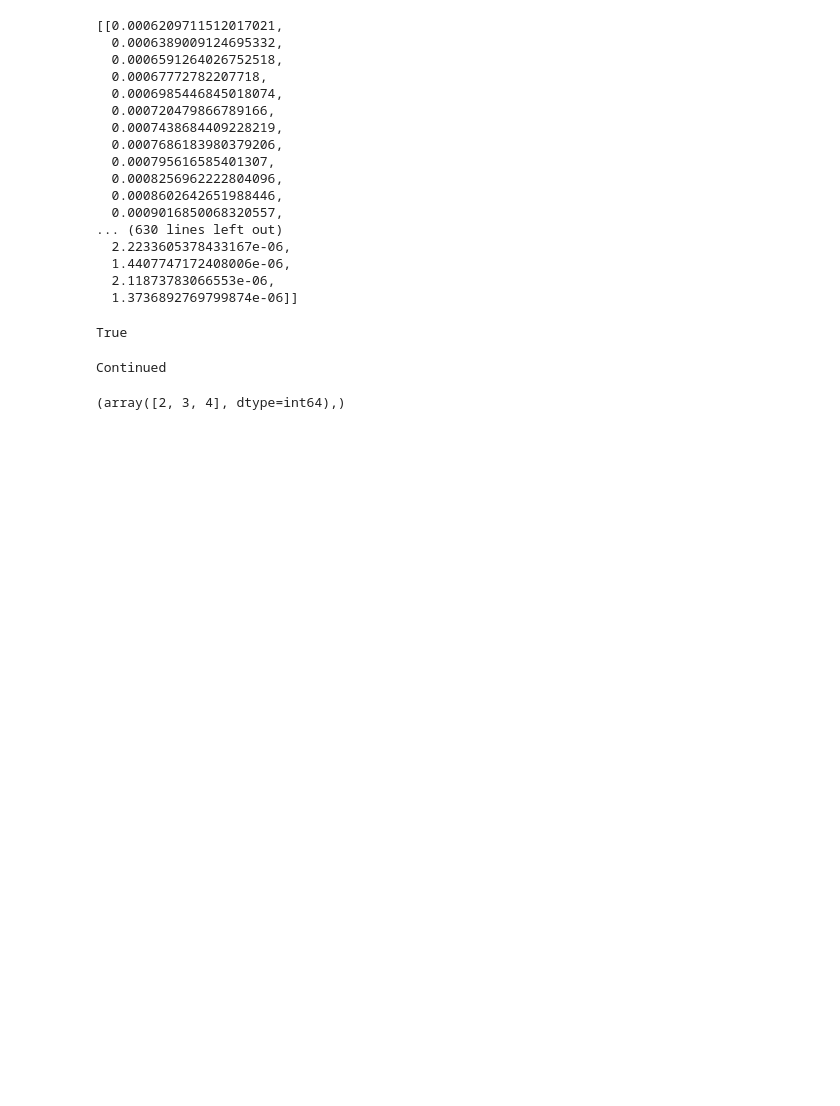
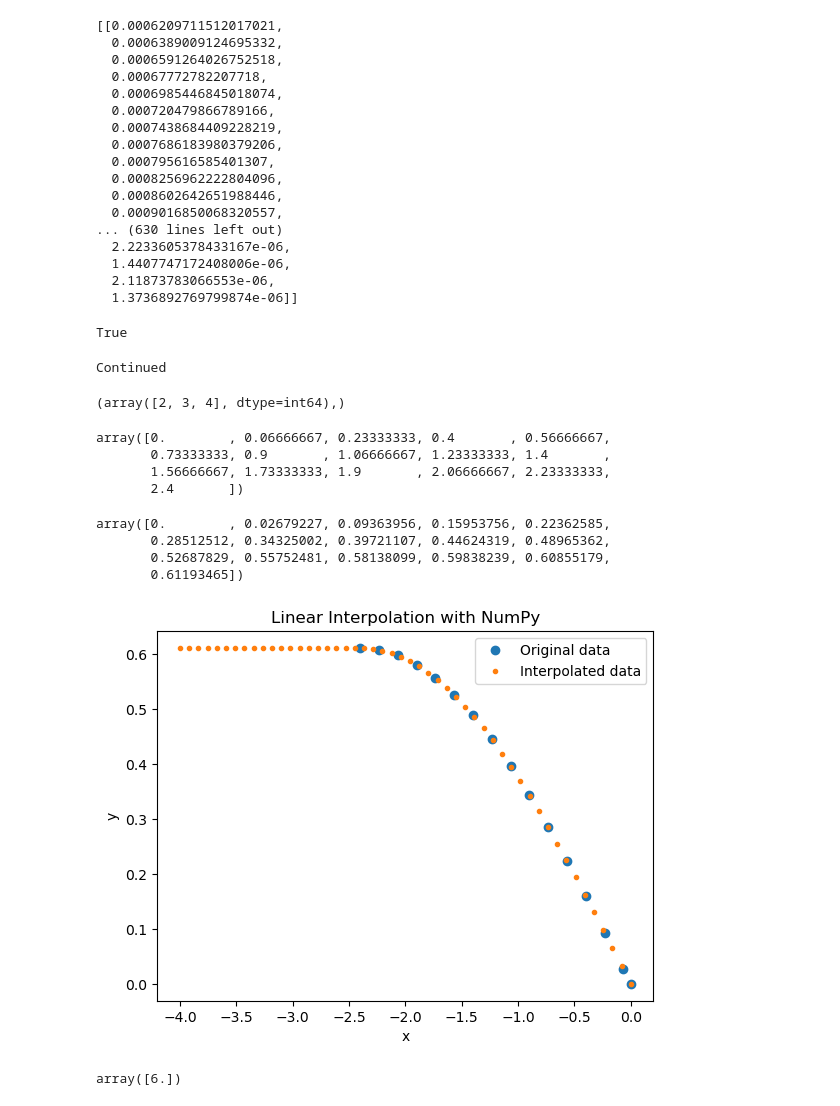
Before and after one commit to declanmz/PlasmaEdgeModes, a Jupyter notebook: TestingNB.ipynb, the cells around one changed output. Cells and saved outputs as stored; diff of their text form; code cells hidden in the pictures; blank space fills up the shorter version.

```diff
--- a/TestingNB.ipynb
+++ b/TestingNB.ipynb
@@ -11,6 +25,15 @@ def as_complex(dct):
     if 'real' in dct and 'imag' in dct:
         return complex(dct['real'], dct['imag'])
     return dct
+# %%
+# ---------- Define Constants ----------
+e = 1.6e-19 #C - charge on electron
+m_e = 9.1094e-31 #kg - mass of electron
+al = m_e/e #define constant used in matrix
+alin = 1/al #al inverse
+mu_0 = 4e-7*np.pi #H/m - permeability of free space
+ep_0 = 8.854e-12 #F/m - permitivity of free space
+c = 3e8 #m/s - speed of light
 # %%
 import json
 
@@ -157,3 +180,46 @@ arr = np.array([1+2j,2,3-3j,4,5,6,7])
 np.where((arr.real > 2) & (arr.real < 6) & (arr.imag != -1))
 # %% [output]
 (array([2, 3, 4], dtype=int64),)
+# %%
+#Waveguide dispersion
+dwg = 6.25e-3
+wpwg = 2 * np.pi * 10e9
+kpwg = wpwg/c
+dispersionload = np.loadtxt("WaveguideDispersion/eps_4.txt")
+k0waveguide = dispersionload[:,0]/180 /dwg * np.pi / kpwg
+w0waveguide = dispersionload[:,1] * 2 * np.pi * 1e9 / wpwg
+# %%
+k0waveguide
+# %% [output]
+array([0.        , 0.06666667, 0.23333333, 0.4       , 0.56666667,
+       0.73333333, 0.9       , 1.06666667, 1.23333333, 1.4       ,
+       1.56666667, 1.73333333, 1.9       , 2.06666667, 2.23333333,
+       2.4       ])
+# %%
+w0waveguide
+# %% [output]
+array([0.        , 0.02679227, 0.09363956, 0.15953756, 0.22362585,
+       0.28512512, 0.34325002, 0.39721107, 0.44624319, 0.48965362,
+       0.52687829, 0.55752481, 0.58138099, 0.59838239, 0.60855179,
+       0.61193465])
+# %%
+# Define the original data points
+x_original = (-k0waveguide)[::-1]
+y_original = w0waveguide[::-1]
+
+# Define the new points where we want to interpolate values
+x_new = np.linspace(-4, 0, 50)  # 50 points between 0 and 5
+
+# Perform linear interpolation
+y_new = np.interp(x_new, x_original, y_original)
+
+# Plot the original data points and the interpolated data
+plt.plot(x_original, y_original, 'o', label='Original data')
+plt.plot(x_new, y_new, '.', label='Interpolated data')
+plt.legend()
+plt.xlabel('x')
+plt.ylabel('y')
+plt.title('Linear Interpolation with NumPy')
+plt.show()
+# %% [output]
+[figure, added]
@@ -159,0 +229,4 @@ np.where((arr.real > 2) & (arr.real < 6) & (arr.imag != -1))
+# %%
+asdf
+# %% [output]
+array([6.])
```
Also changed, not shown: parts of 3 cells of this notebook, 4 other files.
